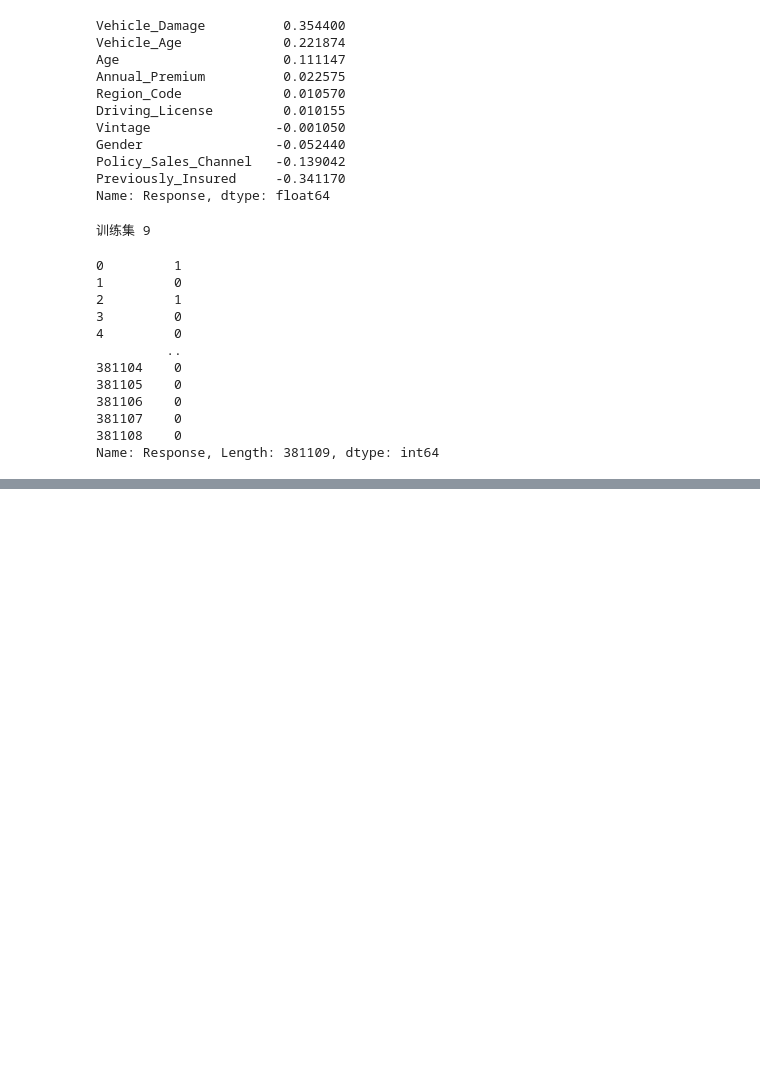
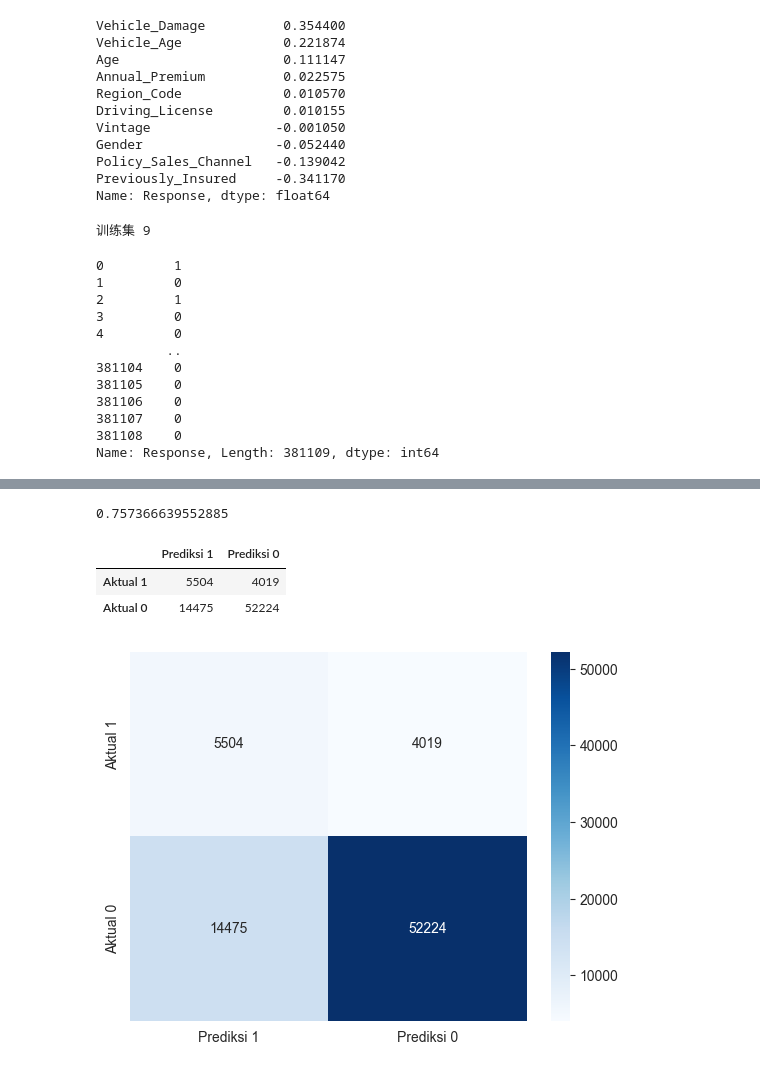
Before and after one commit to Li-LuKuan/realtime_v1, a Jupyter notebook: realtime-gmall2023/realtime-common/src/main/yuce/shixun.ipynb, the cells around one changed output, grey strips where cells are left out. Cells and saved outputs as stored; diff of their text form; code cells hidden in the pictures; blank space fills up the shorter version.

```diff
--- a/realtime-gmall2023/realtime-common/src/main/yuce/shixun.ipynb
+++ b/realtime-gmall2023/realtime-common/src/main/yuce/shixun.ipynb
@@ -441,0 +633,27 @@ Name: Response, Length: 381109, dtype: int64
+# %%
+from sklearn.tree import DecisionTreeClassifier
+from sklearn.metrics import accuracy_score, recall_score, precision_score, f1_score, confusion_matrix
+
+modelCatBoost = DecisionTreeClassifier(random_state=42)
+modelCatBoost.fit(X_train_sm, y_train_sm)
+
+y_pred_CatBoost = modelCatBoost.predict(X_test)
+
+acc_catboost = accuracy_score(y_test, y_pred_CatBoost)
+recall_catboost = recall_score(y_test, y_pred_CatBoost)
+prec_catboost = precision_score(y_test, y_pred_CatBoost)
+f1_catboost = f1_score(y_test, y_pred_CatBoost)
+
+cm_catboost = confusion_matrix(y_test, y_pred_CatBoost, labels=[1, 0])
+df_catboost = pd.DataFrame(data=cm_catboost, index=["Aktual 1", "Aktual 0"], columns=["Prediksi 1", "Prediksi 0"])
+
+sns.heatmap(df_catboost, annot=True, cmap="Blues", fmt="d")
+
+print(acc_catboost)
+df_catboost
+# %% [output]
+0.757366639552885
+|  | Prediksi 1 | Prediksi 0 |
+| Aktual 1 | 5504 | 4019 |
+| Aktual 0 | 14475 | 52224 |
+[figure, added]
```
Also changed, not shown: parts of 31 cells of this notebook.
